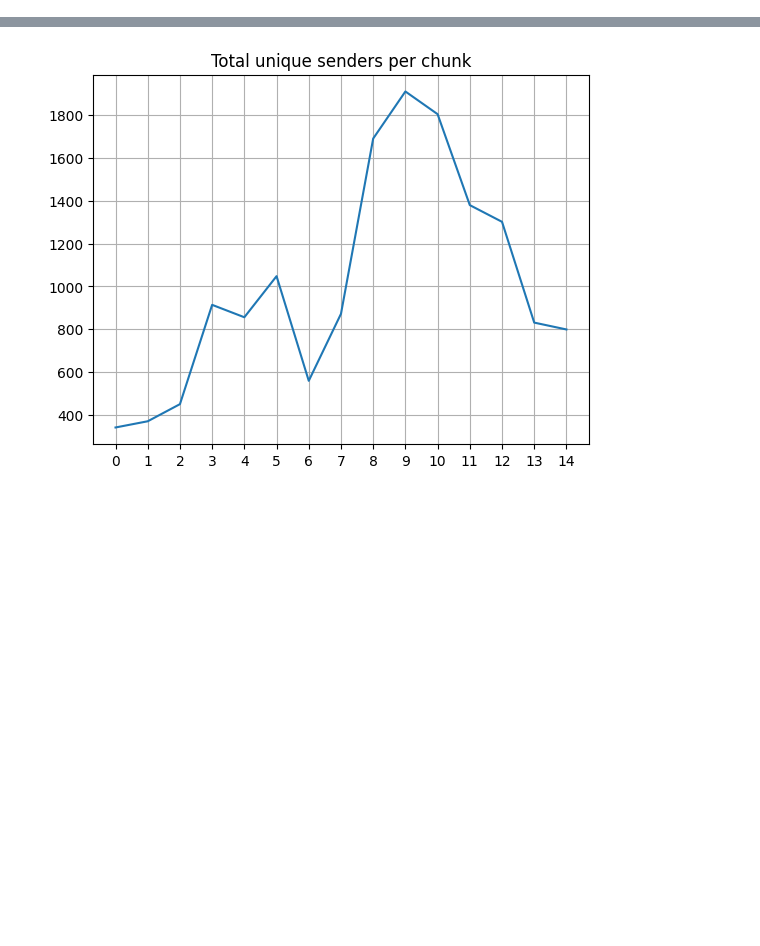
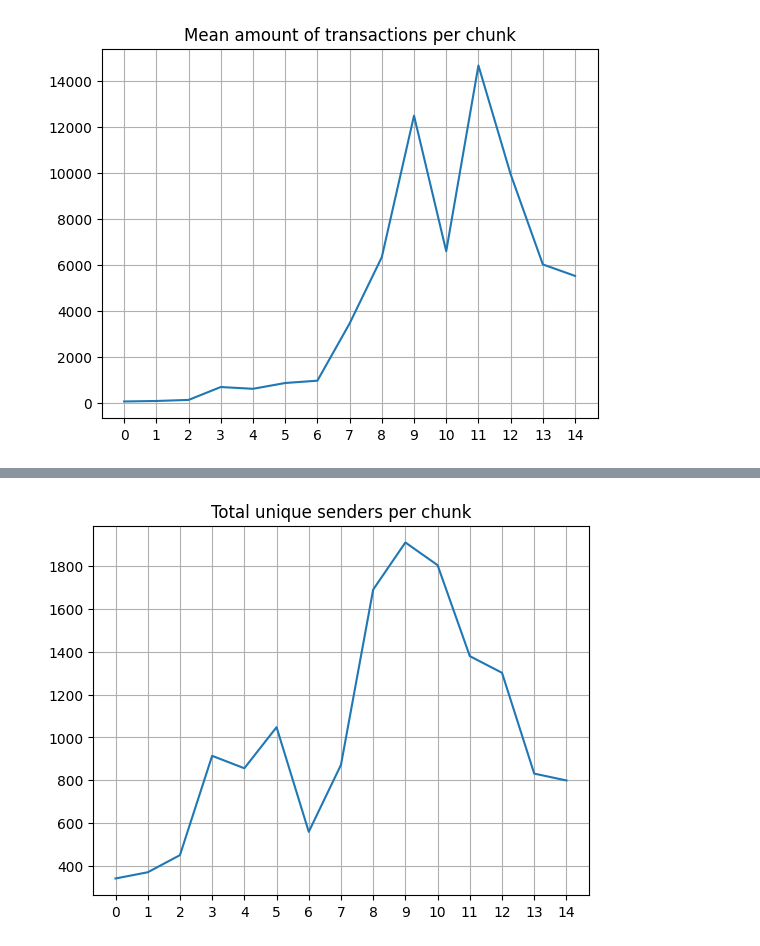
Before and after one commit to juanmir227/Algo-Research, a Jupyter notebook: data_exploration/lists_exploration.ipynb, the cells around one changed output, grey strips where cells are left out. Cells and saved outputs as stored; diff of their text form; code cells hidden in the pictures; blank space fills up the shorter version.

```diff
--- a/data_exploration/lists_exploration.ipynb
+++ b/data_exploration/lists_exploration.ipynb
@@ -54,0 +27,8 @@ mean_amount_of_algo_sent = data_lists[33]
+# %%
+sb.lineplot(np.array(total_transaction_amount))
+plt.xticks(np.arange(0,15, step = 1))
+plt.grid(True)
+plt.title('Mean amount of transactions per chunk')
+plt.show()
+# %% [output]
+[figure, added]
```
Also changed, not shown: parts of 28 cells of this notebook, 4 other files.
